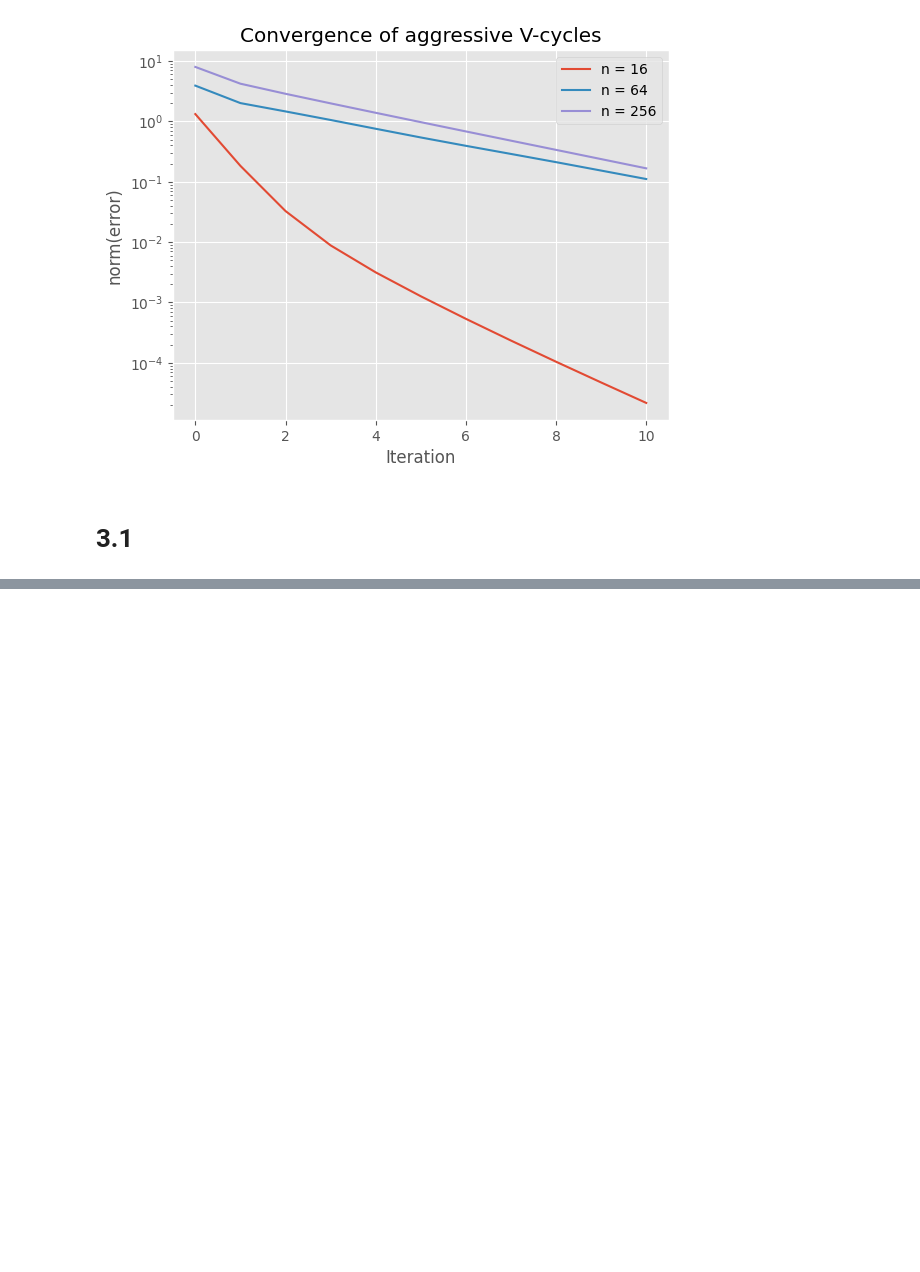
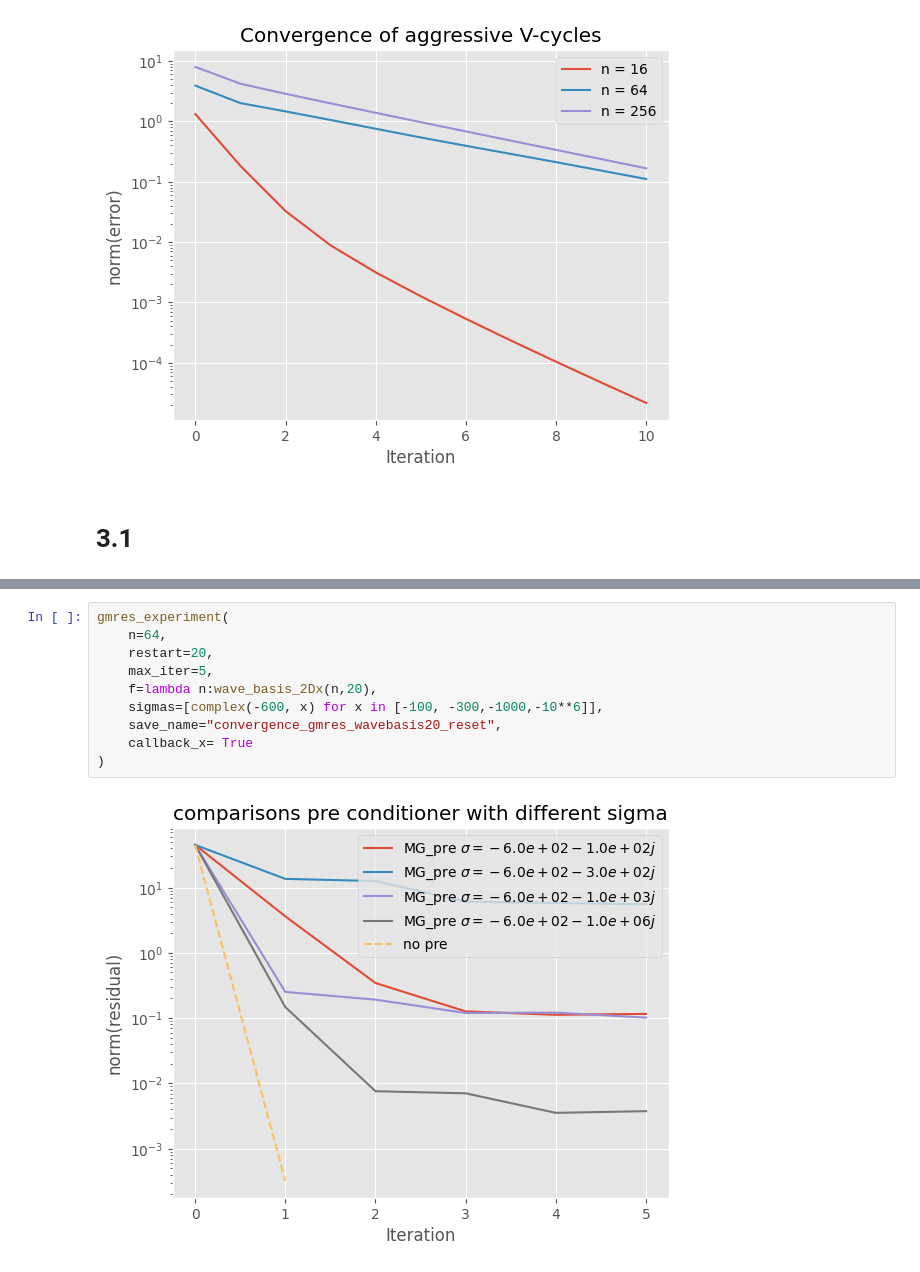
Before and after one commit to ISIPINK/Project-2023-2024-Multigrid-voor-het-oplossen-van-complex-waardige-Helmholtz-problemen, a Jupyter notebook: code/main.ipynb, the cells around one changed output, grey strips where cells are left out. Cells and saved outputs as stored; diff of their text form; blank space fills up the shorter version.

```diff
--- a/code/main.ipynb
+++ b/code/main.ipynb
@@ -509,0 +509,12 @@ plt.show()
+# %%
+gmres_experiment(
+    n=64,
+    restart=20,
+    max_iter=5,
+    f=lambda n:wave_basis_2Dx(n,20),
+    sigmas=[complex(-600, x) for x in [-100, -300,-1000,-10**6]],
+    save_name="convergence_gmres_wavebasis20_reset",
+    callback_x= True
+)
+# %% [output]
+[figure, added]
```
Also changed, not shown: parts of 11 cells of this notebook, 8 other files.
